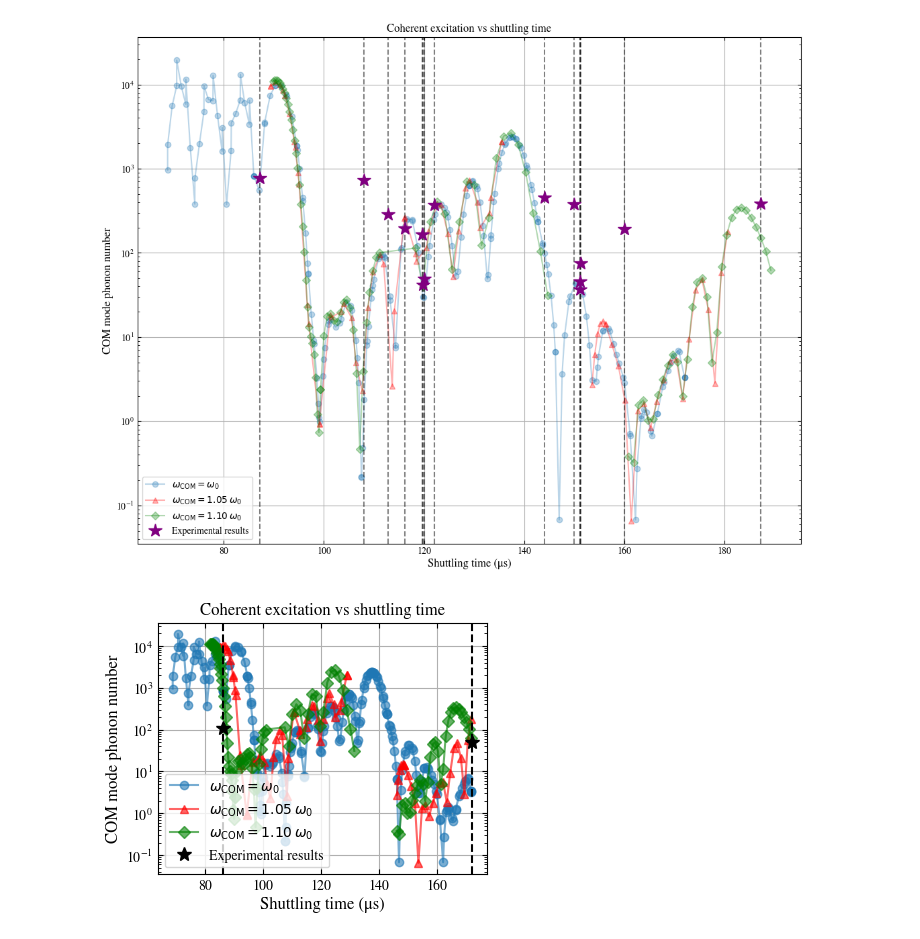
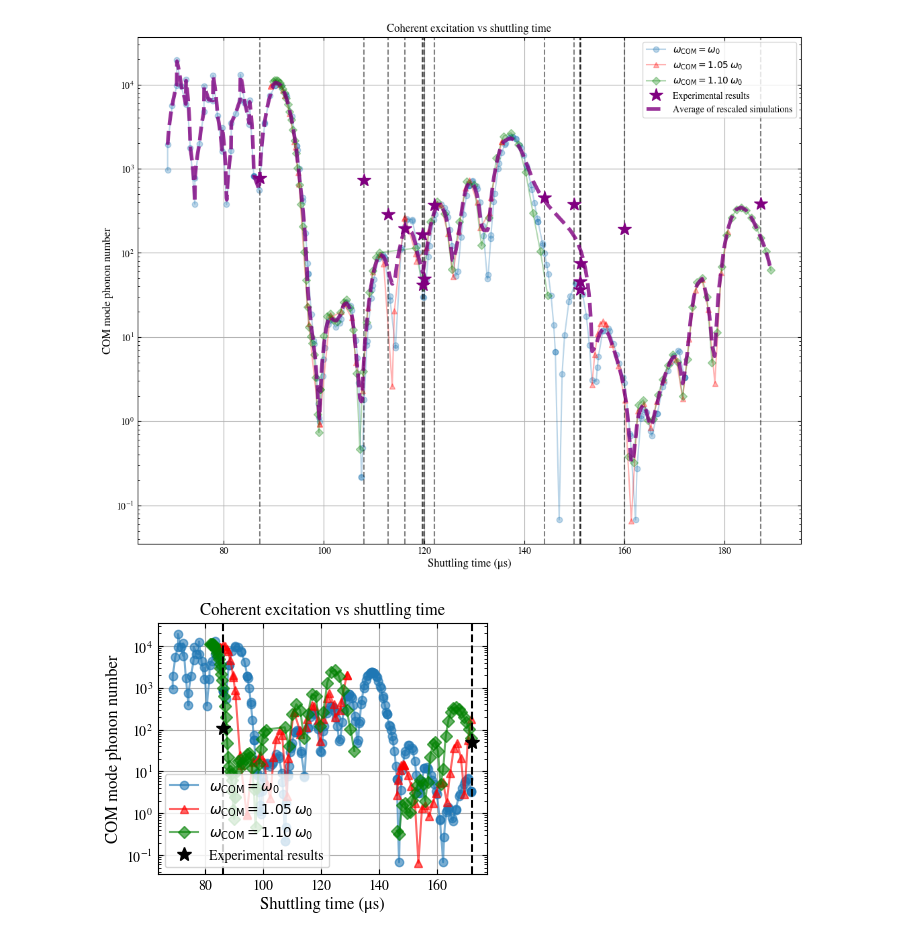
Before and after one commit to HaeffnerLab/Multiplexing, a Jupyter notebook: Ion Shuttling Simulation Time Scan 20250117.ipynb, the cells around one changed output. Saved outputs shown, nothing was run; the diff lists cells and outputs as text; code cells hidden in the pictures.

Commit message:
update the average plot

```diff
--- a/Ion Shuttling Simulation Time Scan 20250117.ipynb
+++ b/Ion Shuttling Simulation Time Scan 20250117.ipynb
@@ -562,34 +562,79 @@ def average_curve(t1, p1, t2, p2, t3, p3, t_lo=None, t_hi=None):
 #     merged_shuttling_time, merged_phonon_number,
 #     t5a, p5a, t10a, p10a
 # )
 # plt.plot(t_avg1, p_avg1, '--', lw=4, color='purple', alpha=0.7,
 #          label='Average of simulation')
 
 # # 230–270 μs
 # t_avg2, p_avg2, p_std2 = average_curve(
 #     merged_shuttling_time, merged_phonon_number,
 #     t5b, p5b, t10b, p10b,
 #     t_lo=230*scale_factor, t_hi=270*scale_factor
 # )
 # plt.plot(t_avg2, p_avg2, '--', lw=4, color='purple', alpha=0.7)
 
+# ------------ 6.  计算并绘制平均曲线 (新做法) ------------
+def build_avg_curve(datasets, num_points=2000):
+    """
+    datasets : list of (time, phonon) tuples *after* any rescaling
+    Returns  : common_time, p_avg, p_std  (NaNs dropped)
+    """
+    # overall time window (union, not intersection)
+    t_min = min(np.min(t) for t, _ in datasets)
+    t_max = max(np.max(t) for t, _ in datasets)
+    common_time = np.linspace(t_min, t_max, num_points)
+
+    # interpolate each trace onto the common grid; use NaN outside the trace range
+    interp_traces = []
+    for t, p in datasets:
+        interp_traces.append(np.interp(common_time, t, p,
+                                       left=np.nan, right=np.nan))
+    stack = np.vstack(interp_traces)          # shape: (n_traces, num_points)
+
+    p_avg = np.nanmean(stack, axis=0)         # ignore NaNs where a trace is missing
+    p_std = np.nanstd(stack, axis=0)
+
+    # mask out grid points where *all* traces were NaN
+    valid = ~np.isnan(p_avg)
+    return common_time[valid], p_avg[valid], p_std[valid]
+
+# 组装三条已按频率缩放的曲线
+time_0   = merged_shuttling_time                         # ×1
+phonon_0 = merged_phonon_number
+
+time_105   = np.concatenate([t5a,  t5b]) * 1.05          # ×1.05
+phonon_105 = np.concatenate([p5a,  p5b])
+
+time_110   = np.concatenate([t10a, t10b]) * 1.10         # ×1.10
+phonon_110 = np.concatenate([p10a, p10b])
+
+# 计算平均曲线并绘制
+t_avg, p_avg, p_std = build_avg_curve([(time_0,   phonon_0),
+                                       (time_105, phonon_105),
+                                       (time_110, phonon_110)])
+
+plt.plot(t_avg, p_avg, '--', lw=4, color='purple', alpha=0.8,
+         label='Average of rescaled simulations')
+# 如需误差带，可取消下一行注释
+# plt.fill_between(t_avg, p_avg-p_std, p_avg+p_std, color='purple', alpha=0.2)
+
 # ------------ 7.  格式化输出 ------------
 plt.xlabel('Shuttling time (μs)', fontsize=12)
 plt.ylabel('COM mode phonon number', fontsize=12)
 plt.title('Coherent excitation vs shuttling time', fontsize=12)
 plt.yscale('log')
 plt.grid(True)
 plt.xticks(fontsize=10)
 plt.yticks(fontsize=10)
 plt.legend()
 
 # 保存图像
 out_dir = Path('./outputs'); out_dir.mkdir(exist_ok=True)
 pdf_filename = out_dir / 'Phonon_number_vs_shuttling_time.pdf'
 plt.savefig(pdf_filename, format='pdf', bbox_inches='tight')
 plt.show()
 # %% [output]
-[figure, old version]
+[figure, new version]
 # %%
 import numpy as np
 import matplotlib.pyplot as plt
```
Also changed, not shown: 2 other files.
